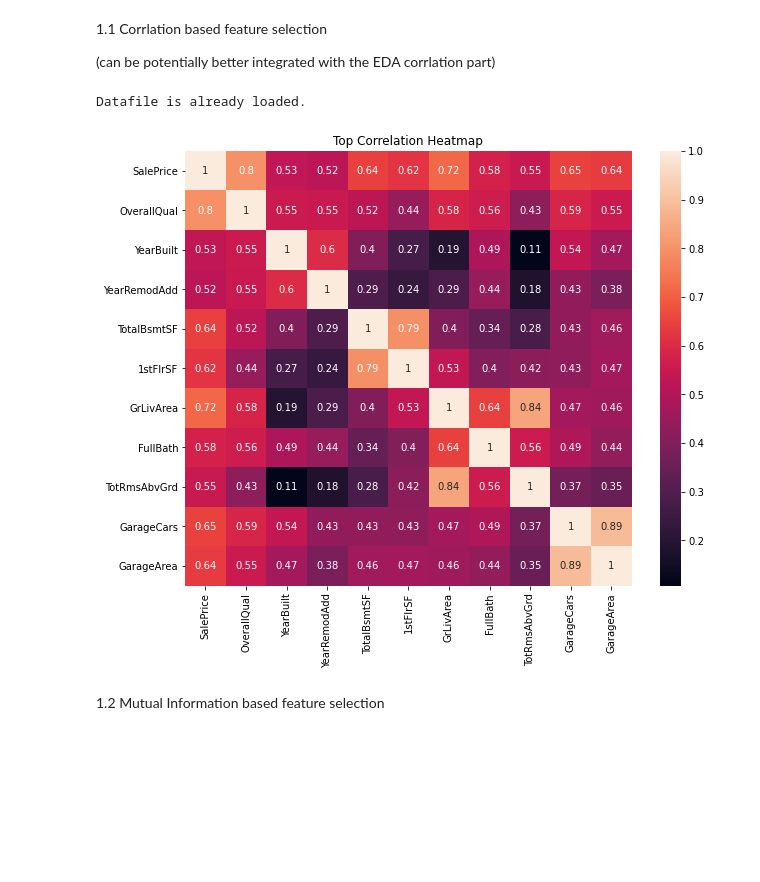
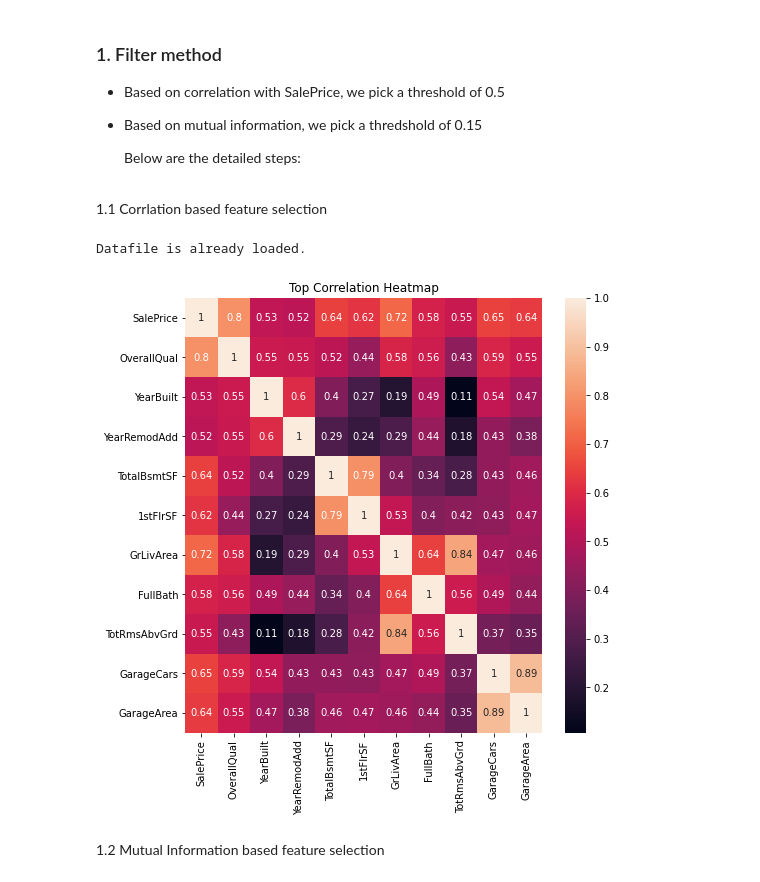
Before and after one commit to pmotameni/mids-w207-final-project, a Jupyter notebook: notebook_4_feature_selection.ipynb, the cells around one changed output. Cells and saved outputs as stored; diff of their text form; code cells hidden in the pictures; blank space fills up the shorter version.

```diff
--- a/notebook_4_feature_selection.ipynb
+++ b/notebook_4_feature_selection.ipynb
@@ -54,8 +53,11 @@ DataLoader.get_top_feature
+# %% [markdown]
+### 1. Filter method
+-  Based on correlation with SalePrice, we pick a threshold of 0.5
+-  Based on mutual information, we pick a thredshold of 0.15
+
+    Below are the detailed steps:
 # %% [markdown]
 1.1 Corrlation based feature selection
-
-
-(can be potentially better integrated with the EDA corrlation part)
 # %%
 # download data file if it is not ready
 data_file = Path(args.data_path)
@@ -64,7 +66,7 @@ if data_file.is_file():
 else:
     !curl -L "https://drive.google.com/uc?export=download&id=1ortEJfmlpt9-dbg5f6cTDt5nicswf5wT" > 'test.csv'
     !curl -L "https://drive.google.com/uc?export=download&id=1EG5jP5RDEIsNAMaF2m42KOyz-ZVjC8wS" > 'train.csv'
-data_loader = DataLoader(args, post_eda=True)
+data_loader = DataLoader(args)
 df = data_loader.df
 # %% [output]
 Datafile is already loaded.
@@ -83,31 +85,31 @@ regressor_list=[LinearRegression(),
 # %%
 # get only the features with correlation above cutoff
 
 def get_plot_heatmap_top(threshold=0.5):
 
     '''
     compute and plot the corr matrix with all top features
     (correlation with saleprice above above thredshod)
     plot the correlation heatmap
 
     '''
     df_corr = y_train_fs.merge(
         X_train_fs, how="inner", left_index=True, right_index=True)
 
     corr_matrix = df_corr.corr()
     top_corr = corr_matrix[corr_matrix["SalePrice"] > threshold]
     top_corr = top_corr.loc[:, top_corr.index]
 
-    fig = plt.figure(figsize=(10, 8))
+    fig = plt.figure(figsize=(8, 8))
     sns.heatmap(top_corr, annot=True)
     plt.title("Top Correlation Heatmap")
 
     return top_corr
 
 
 top_corr = get_plot_heatmap_top()
 # %% [output]
-[figure, old version]
+[figure, new version]
 # %% [markdown]
 1.2 Mutual Information based feature selection
 # %%
```
Also changed, not shown: parts of 29 cells of this notebook, 1 other file.
